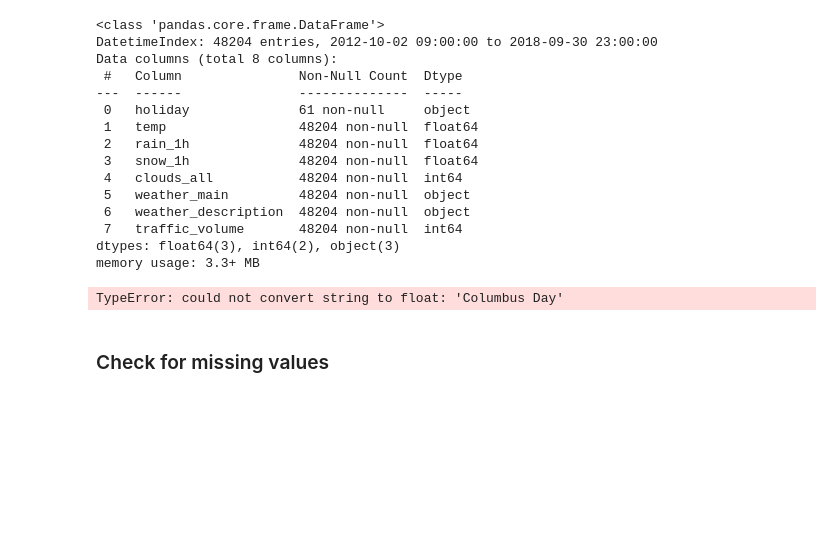
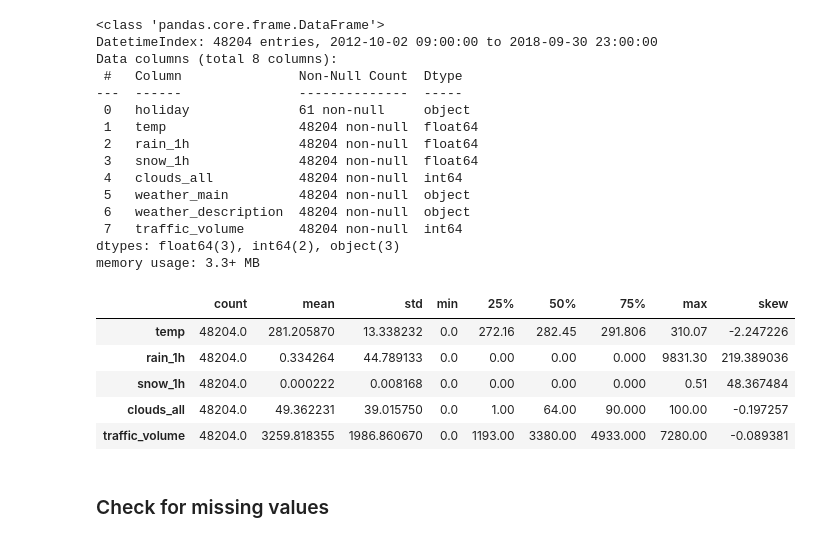
Before and after one commit to abeselom-tesfay/Smart-Traffic-Prediction-LSTM, a Jupyter notebook: Traffic_prediction.ipynb, the cells around one changed output. Drawn from its saved outputs; the diff is of its cells as text; code cells hidden in the pictures; blank space fills up the shorter version.

Commit message:
Fixed skew calculation to handle only numeric columns

```diff
--- a/Traffic_prediction.ipynb
+++ b/Traffic_prediction.ipynb
@@ -136,11 +136,17 @@ dtypes: float64(3), int64(2), object(3)
 memory usage: 3.3+ MB
 # %%
 def describe(df):
-    return pd.concat([df.describe().T, df.skew().rename('skew'),], axis=1)
+    numeric_df = df.select_dtypes(include=[np.number])  # Select numeric columns only
+    return pd.concat([numeric_df.describe().T, numeric_df.skew().rename('skew')], axis=1)
 
 describe(df_raw)
 # %% [output]
-TypeError: could not convert string to float: 'Columbus Day'
+|  | count | mean | std | min | 25% | 50% | 75% | max | skew |
+| temp | 48204.0 | 281.205870 | 13.338232 | 0.0 | 272.16 | 282.45 | 291.806 | 310.07 | -2.247226 |
+| rain_1h | 48204.0 | 0.334264 | 44.789133 | 0.0 | 0.00 | 0.00 | 0.000 | 9831.30 | 219.389036 |
+| snow_1h | 48204.0 | 0.000222 | 0.008168 | 0.0 | 0.00 | 0.00 | 0.000 | 0.51 | 48.367484 |
+| clouds_all | 48204.0 | 49.362231 | 39.015750 | 0.0 | 1.00 | 64.00 | 90.000 | 100.00 | -0.197257 |
+| traffic_volume | 48204.0 | 3259.818355 | 1986.860670 | 0.0 | 1193.00 | 3380.00 | 4933.000 | 7280.00 | -0.089381 |
 # %% [markdown]
 ### Check for missing values
 # %%
```
Also changed, not shown: parts of 8 cells of this notebook.
